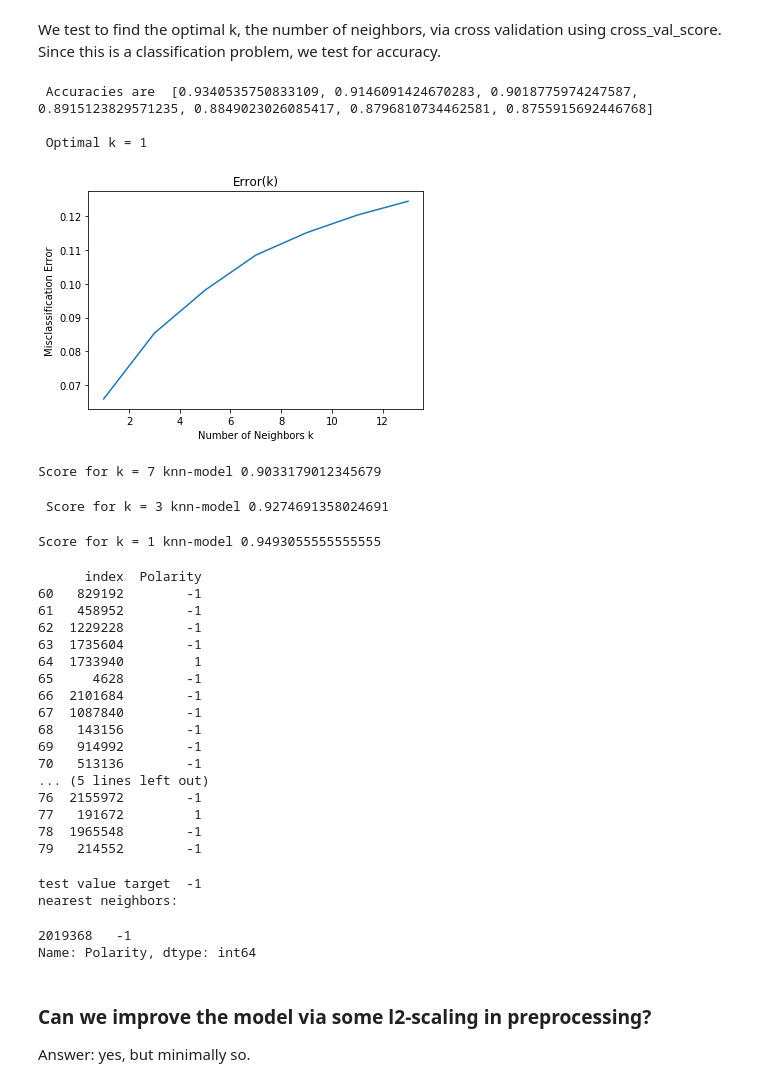
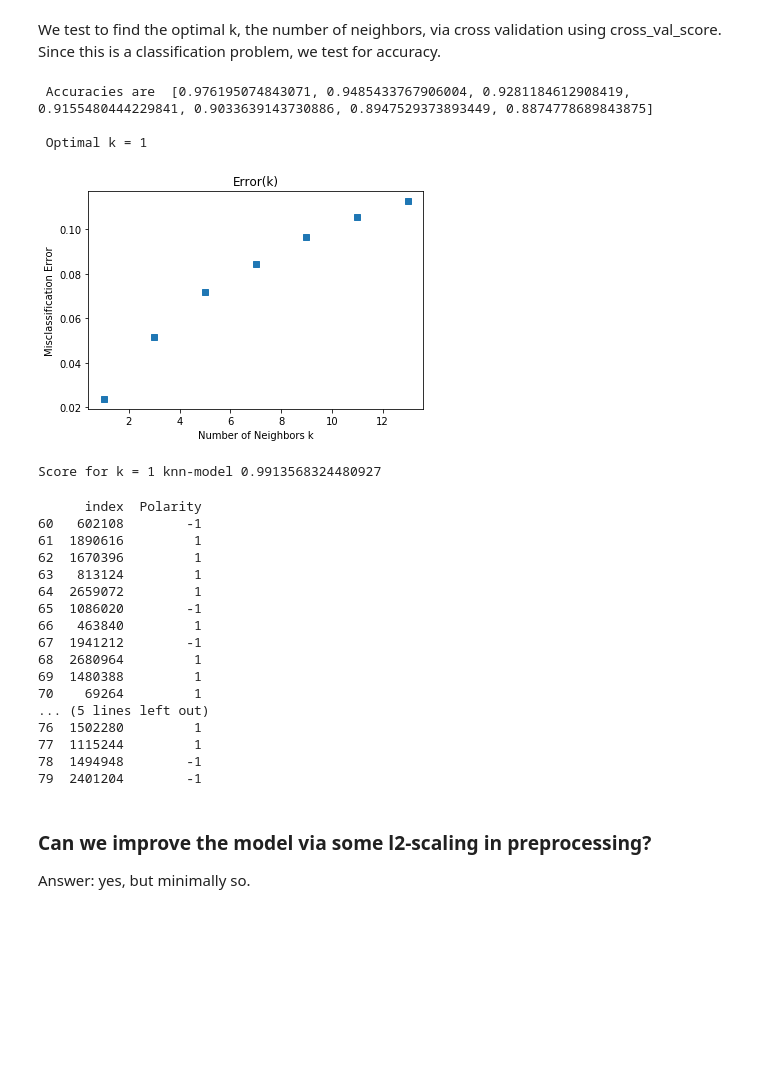
Before and after one commit to yanielc/knn_approach_to_flippedPolarity_seismic_traces, a Jupyter notebook: trace_polarity_nearest_neighbors_upsample.ipynb, the cells around one changed output. Drawn from its saved outputs; the diff is of its cells as text; code cells hidden in the pictures; blank space fills up the shorter version.

```diff
--- a/trace_polarity_nearest_neighbors_upsample.ipynb
+++ b/trace_polarity_nearest_neighbors_upsample.ipynb
@@ -135,8 +135,8 @@ Number of seismic traces with negative polarity = 41440
 ## Building the nearest-neighbors model
 We proceed to split the data for training/testing and build the model. We also split a validation set.
 # %%
-X = df4.drop(labels='Polarity',axis=1)
-y = df4['Polarity']*-1
+X = balanced_data.drop(labels='Polarity',axis=1)
+y = balanced_data['Polarity']*-1
 X_train,X_test,y_train,y_test = train_test_split(X,y,random_state=0)
 # %% [markdown]
 We test to find the optimal k, the number of neighbors, via cross validation using cross_val_score. Since this is a classification problem, we test for accuracy.
@@ -149,74 +149,49 @@ for n in range(1,14,2):
 # %%
 # Let's plot the misclassification error, call it msc
 msc = [1 - x for x in cv_scores]
 print('\n Accuracies are ', cv_scores)
 
 n_vals = (list(range(1,14,2)))
 optimalMSC = n_vals[msc.index(min(msc))]
 print('\n Optimal k =', optimalMSC)
 
-plt.plot(n_vals, msc)
+plt.plot(n_vals, msc,'s')
 
 plt.title('Error(k)')
 plt.xlabel("Number of Neighbors k")
 plt.ylabel("Misclassification Error")
 plt.show()
 # %% [output]
- Accuracies are  [0.9340535750833109, 0.9146091424670283, 0.9018775974247587, 0.8915123829571235, 0.8849023026085417, 0.8796810734462581, 0.8755915692446768]
+ Accuracies are  [0.976195074843071, 0.9485433767906004, 0.9281184612908419, 0.9155480444229841, 0.9033639143730886, 0.8947529373893449, 0.8874778689843875]
 
  Optimal k = 1
-[figure, old version]
+[figure, new version]
 # %%
-nrnb7 = KNeighborsClassifier(n_neighbors=7,weights='uniform').fit(X_train, y_train)
-print('Score for k = 7 knn-model', nrnb7.score(X_test,y_test))
+knn1 = KNeighborsClassifier(n_neighbors=1, weights='uniform').fit(X_train,y_train)
+print('Score for k = 1 knn-model', knn1.score(X_test,y_test))
 # %% [output]
-Score for k = 7 knn-model 0.9033179012345679
+Score for k = 1 knn-model 0.9913568324480927
-# %%
-nrnb3 = KNeighborsClassifier(n_neighbors=3, weights='uniform').fit(X_train,y_train)
-print('Score for k = 3 knn-model', nrnb3.score(X_test,y_test))
-# %% [output]
- Score for k = 3 knn-model 0.9274691358024691
-# %%
-nrnb1 = KNeighborsClassifier(n_neighbors=1, weights='uniform').fit(X_train,y_train)
-print('Score for k = 1 knn-model', nrnb1.score(X_test,y_test))
-# %% [output]
-Score for k = 1 knn-model 0.9493055555555555
 # %%
 y_test_reset = y_test.reset_index()
 print(y_test_reset.iloc[60:80])
 # %% [output]
       index  Polarity
-60   829192        -1
-61   458952        -1
-62  1229228        -1
-63  1735604        -1
-64  1733940         1
-65     4628        -1
-66  2101684        -1
-67  1087840        -1
-68   143156        -1
-69   914992        -1
-70   513136        -1
+60   602108        -1
+61  1890616         1
+62  1670396         1
+63   813124         1
+64  2659072         1
+65  1086020        -1
+66   463840         1
+67  1941212        -1
+68  2680964         1
+69  1480388         1
+70    69264         1
 ... (5 lines left out)
-76  2155972        -1
-77   191672         1
-78  1965548        -1
-79   214552        -1
+76  1502280         1
+77  1115244         1
+78  1494948        -1
+79  2401204        -1
-# %%
-# to predict, change value of n to check different cases:
-n = 23
-tstPoint = X_test.iloc[n].values.reshape(1,-1)
-print('test value target ', y_test.iloc[n])
-tstPoint_kn = nrnb1.kneighbors(tstPoint)
-
-
-print('nearest neighbors: ')
-y_train.iloc[tstPoint_kn[1][0]]
-# %% [output]
-test value target  -1
-nearest neighbors:
-2019368   -1
-Name: Polarity, dtype: int64
 # %% [markdown]
 ### Can we improve the model via some l2-scaling in preprocessing?
 
```
